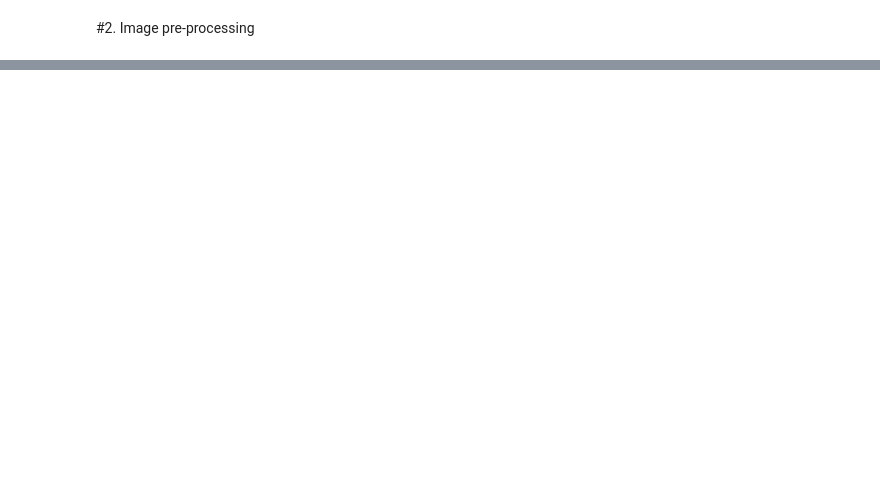
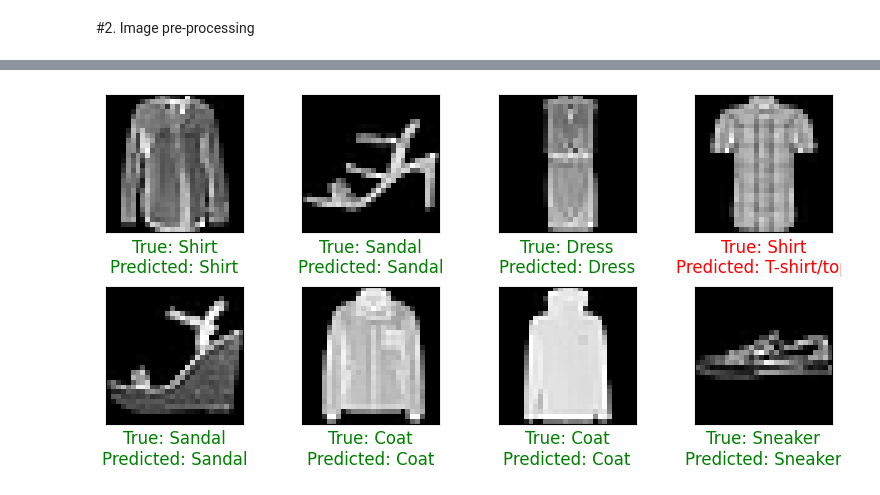
Before and after one commit to NguyenVanHien8502/image-classification, a Jupyter notebook: fashion_mnist.ipynb, the cells around one changed output, grey strips where cells are left out. Drawn from its saved outputs; the diff is of its cells as text; code cells hidden in the pictures; blank space fills up the shorter version.

```diff
--- a/fashion_mnist.ipynb
+++ b/fashion_mnist.ipynb
@@ -73,0 +130,9 @@ plot_data(X_train, y_train)
+# %%
+model = keras.models.Sequential([
+    layers.Flatten(input_shape=input_shape), # (28,28,1)-> 1 dimension (28*28)
+    layers.Dense(512, activation = 'relu'),
+    layers.Dense(256, activation = 'relu'),
+    layers.Dense(class_nums, activation = 'softmax')
+])
+
+model.summary()
@@ -73,0 +256,2 @@ plot_data(X_train, y_train)
+# %%
+y_proba_full = model.predict(X_test)
@@ -73,0 +260,4 @@ plot_data(X_train, y_train)
+# %%
+plot_data(X_test, y_test, y_proba_full)
+# %% [output]
+[figure, added]
```
Also changed, not shown: parts of 33 cells of this notebook.
